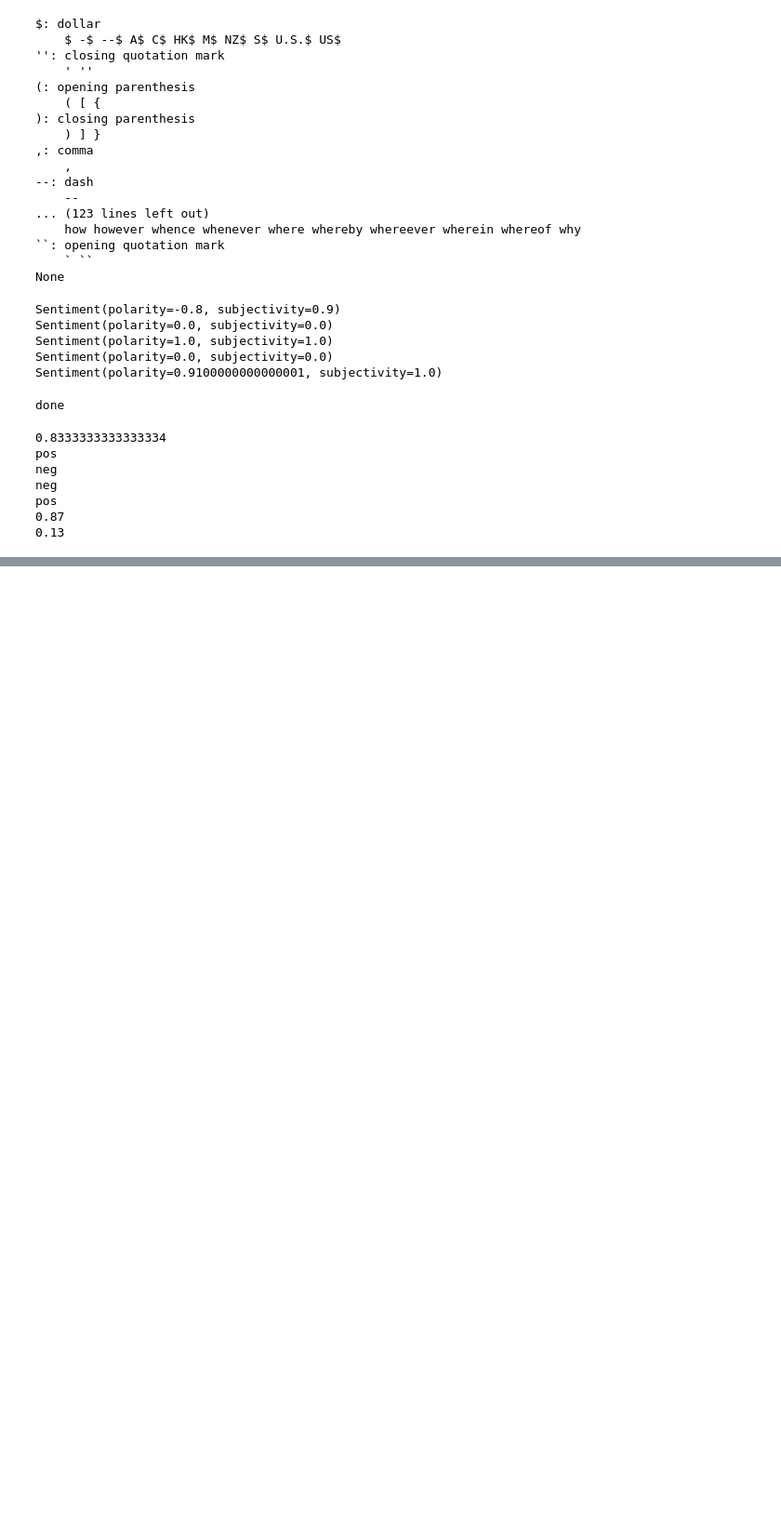
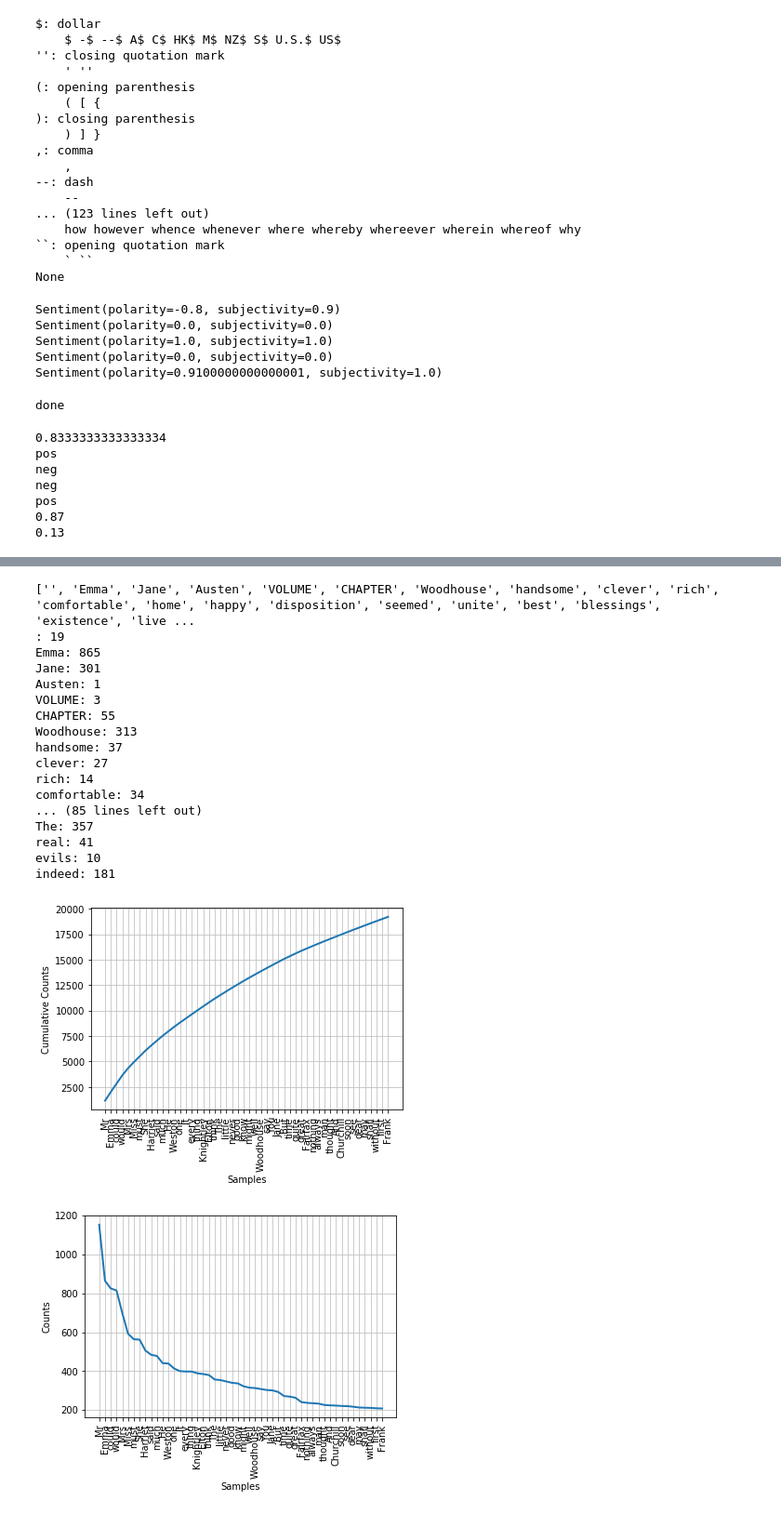
Before and after one commit to RaoMukkamala/textanalytics, a Jupyter notebook: textanalytics-notebook-01.ipynb, the cells around one changed output, grey strips where cells are left out. Shown at 93% size. Saved outputs shown, nothing was run; the diff lists cells and outputs as text; code cells hidden in the pictures; blank space fills up the shorter version.

```diff
--- a/textanalytics-notebook-01.ipynb
+++ b/textanalytics-notebook-01.ipynb
@@ -595,0 +667,29 @@ pos
+# %%
+import os
+import re
+
+import nltk
+from nltk.book import *
+
+currentDir = os.getcwd()
+
+textFilePath = os.path.join(currentDir, 'data', 'austen-emma.txt')
+
+
+with open(textFilePath) as filereader:
+    text = filereader.read()
+
+tokens = nltk.word_tokenize(text)
+
+raw_words=re.split(r'\W+|\d+', text)
+
+
+fdist1 = nltk.FreqDist(raw_words)
+
+fdist1
+# prints first 50 words with frequency
+print(fdist1.most_common(50))
+
+vocabulary1 = list(fdist1)
+
+print(vocabulary1[:50])
@@ -595,0 +803,33 @@ pos
+# %%
+vocabulary1 = list(fdist1)
+
+print(vocabulary1[:50])
+
+for word in vocabulary1[:100]:
+   print(word + ": " + str(fdist1[word]))
+
+fdist1['government']
+
+fdist1.plot(50, cumulative=True)
+
+fdist1.plot(50, cumulative=False)
+# %% [output]
+['', 'Emma', 'Jane', 'Austen', 'VOLUME', 'CHAPTER', 'Woodhouse', 'handsome', 'clever', 'rich', 'comfortable', 'home', 'happy', 'disposition', 'seemed', 'unite', 'best', 'blessings', 'existence', 'live ...
+: 19
+Emma: 865
+Jane: 301
+Austen: 1
+VOLUME: 3
+CHAPTER: 55
+Woodhouse: 313
+handsome: 37
+clever: 27
+rich: 14
+comfortable: 34
+... (85 lines left out)
+The: 357
+real: 41
+evils: 10
+indeed: 181
+[figure, added]
+[figure, added]
```
Also changed, not shown: parts of 8 cells of this notebook, 4 other files.
